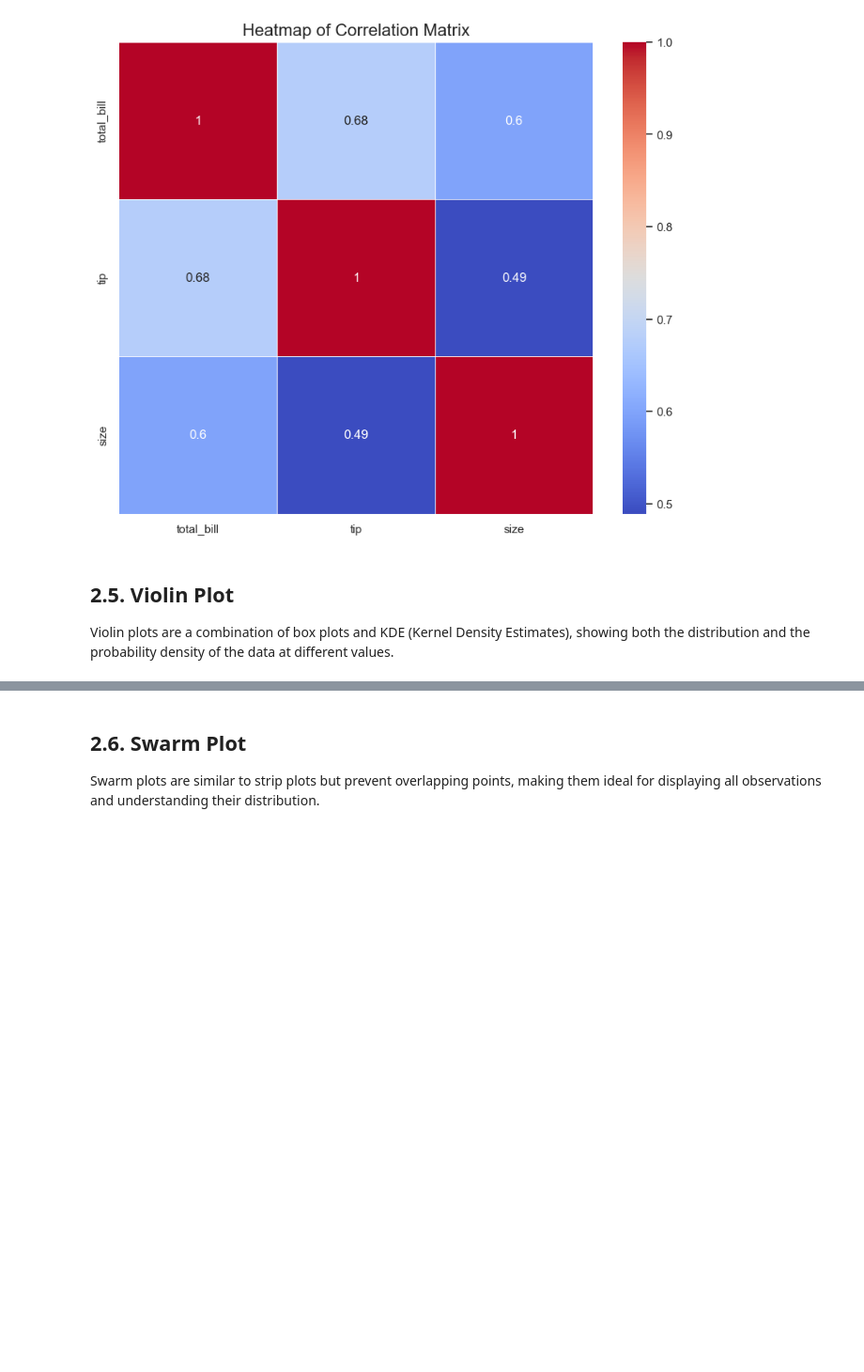
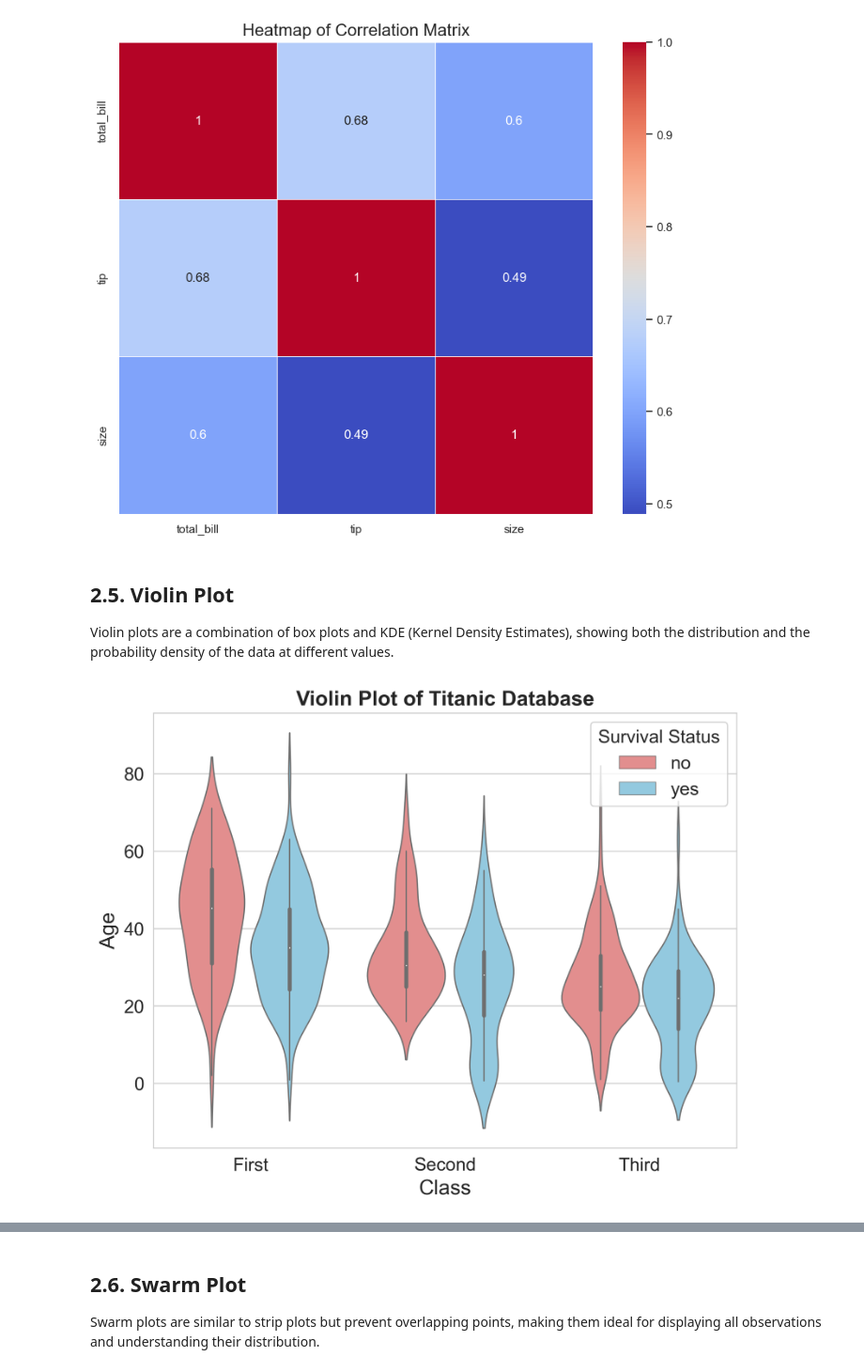
Before and after one commit to extaraordinary/data_visualization, a Jupyter notebook: data_visualization_notebook.ipynb, the cells around one changed output, grey strips where cells are left out. Shown at 94% size. Saved outputs shown, nothing was run; the diff lists cells and outputs as text; code cells hidden in the pictures; blank space fills up the shorter version.

```diff
--- a/data_visualization_notebook.ipynb
+++ b/data_visualization_notebook.ipynb
@@ -259,3 +268,17 @@ The default value of numeric_only in DataFrame.corr is deprecated. In a future v
 ## 2.5. Violin Plot
 
 Violin plots are a combination of box plots and KDE (Kernel Density Estimates), showing both the distribution and the probability density of the data at different values.
+# %%
+df = sns.load_dataset("titanic")
+plt.figure(figsize=(8, 6), dpi=300)
+sns.violinplot(data=df, x="class", y="age", hue="alive", linewidth=1, palette={"yes": "skyblue", "no": "lightcoral"})
+
+plt.title('Violin Plot of Titanic Database', fontsize=16, weight="bold")
+plt.xlabel('Class', fontsize=16)
+plt.ylabel('Age', fontsize=16)
+plt.xticks(fontsize=14)
+plt.yticks(fontsize=14)
+plt.legend(title='Survival Status', fontsize=14, title_fontsize=14, loc='upper right')
+plt.show()
+# %% [output]
+[figure, added]
```
Also changed, not shown: parts of 7 cells of this notebook.
